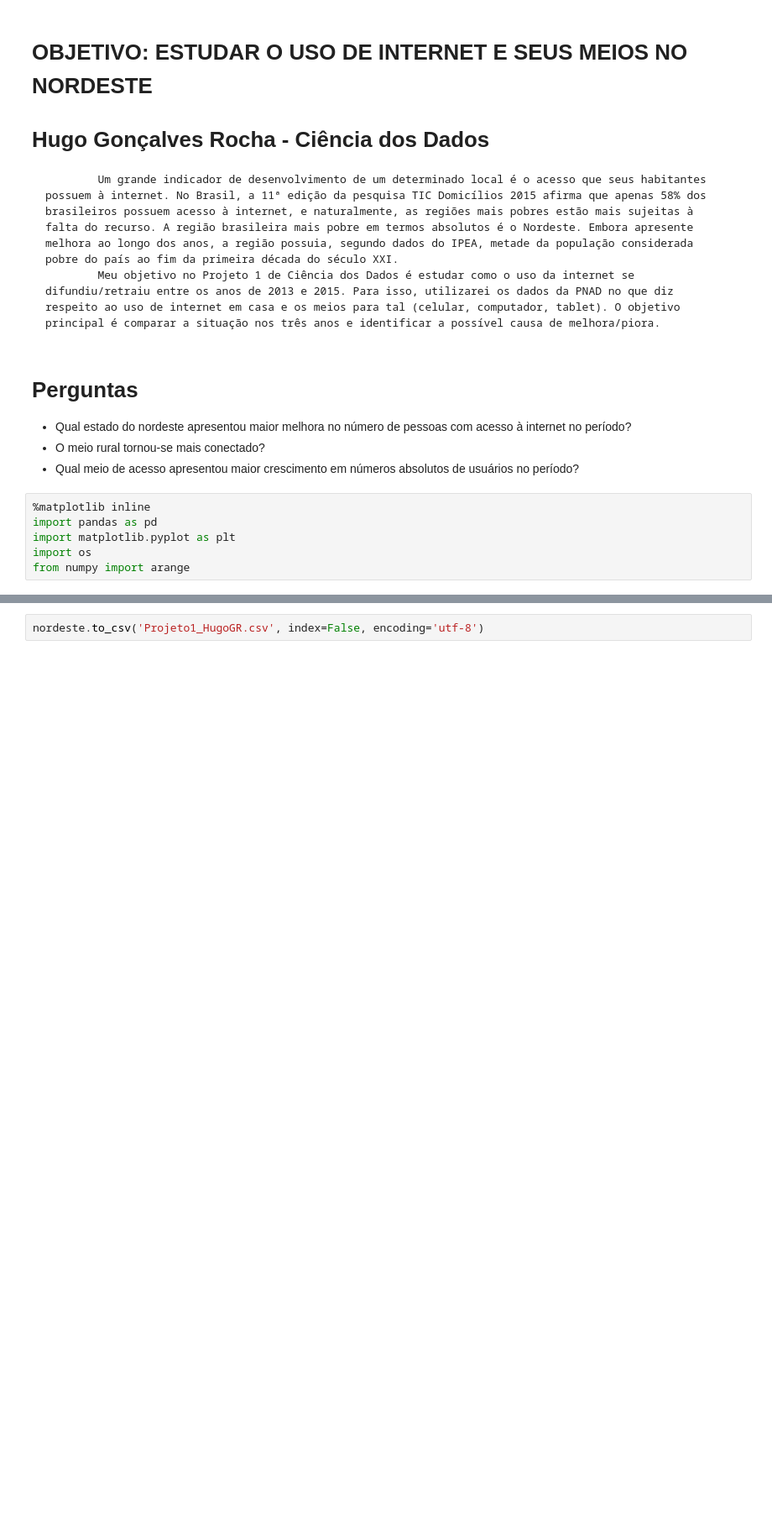
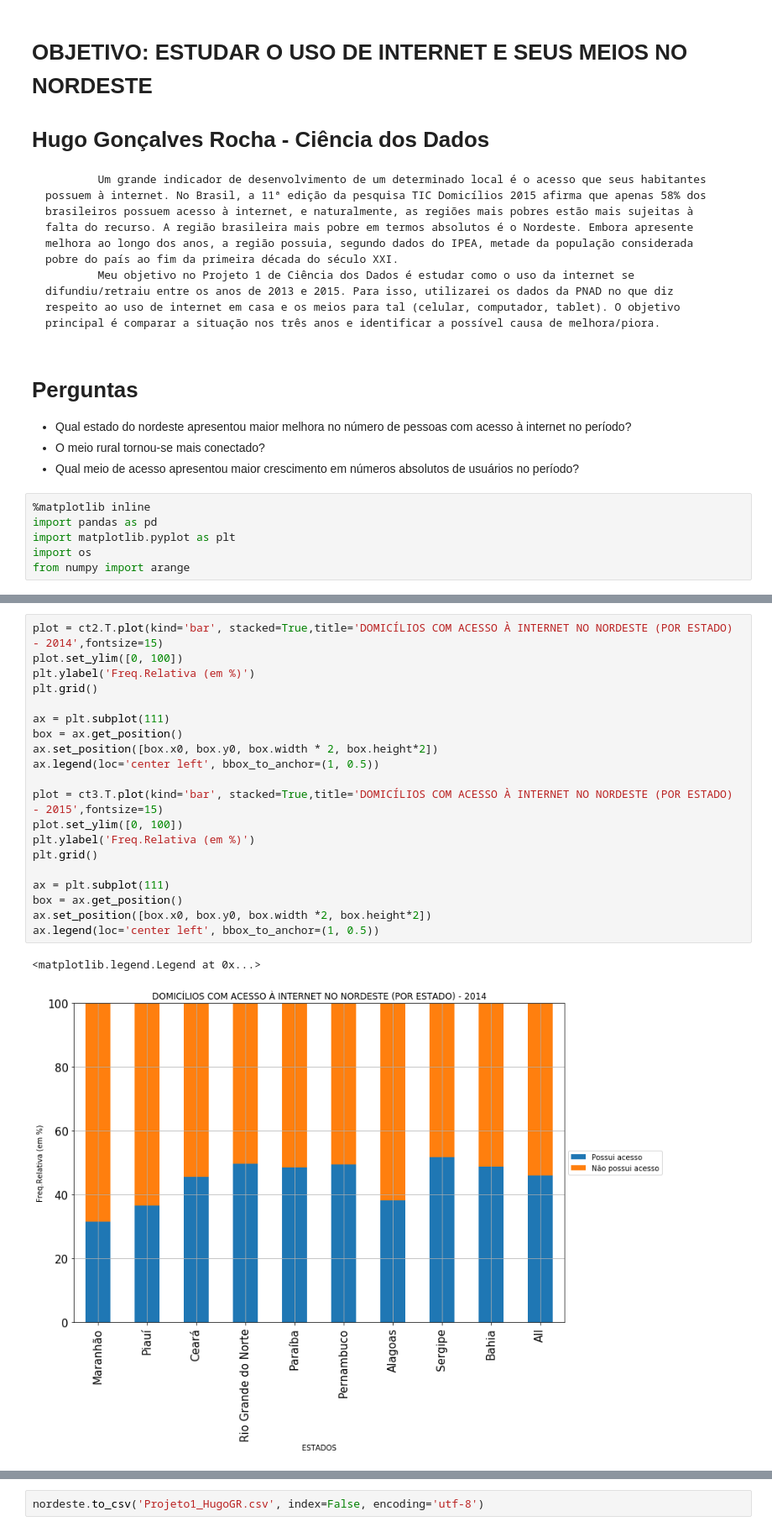
Before and after one commit to hugogr99/CIENCIA-DOS-DADOS, a Jupyter notebook: Projeto 1.ipynb, the cells around one changed output, grey strips where cells are left out. Shown at 84% size. Drawn from its saved outputs; the diff is of its cells as text; blank space fills up the shorter version.

```diff
--- a/Projeto 1.ipynb
+++ b/Projeto 1.ipynb
@@ -209,0 +175,23 @@ plot.set_ylim([0, 16044])
+# %%
+plot = ct2.T.plot(kind='bar', stacked=True,title='DOMICÍLIOS COM ACESSO À INTERNET NO NORDESTE (POR ESTADO) - 2014',fontsize=15)
+plot.set_ylim([0, 100])
+plt.ylabel('Freq.Relativa (em %)')
+plt.grid()
+
+ax = plt.subplot(111)
+box = ax.get_position()
+ax.set_position([box.x0, box.y0, box.width * 2, box.height*2])
+ax.legend(loc='center left', bbox_to_anchor=(1, 0.5))
+
+plot = ct3.T.plot(kind='bar', stacked=True,title='DOMICÍLIOS COM ACESSO À INTERNET NO NORDESTE (POR ESTADO) - 2015',fontsize=15)
+plot.set_ylim([0, 100])
+plt.ylabel('Freq.Relativa (em %)')
+plt.grid()
+
+ax = plt.subplot(111)
+box = ax.get_position()
+ax.set_position([box.x0, box.y0, box.width *2, box.height*2])
+ax.legend(loc='center left', bbox_to_anchor=(1, 0.5))
+# %% [output]
+<matplotlib.legend.Legend at 0x...>
+[figure, added]
```
Also changed, not shown: parts of 42 cells of this notebook.
